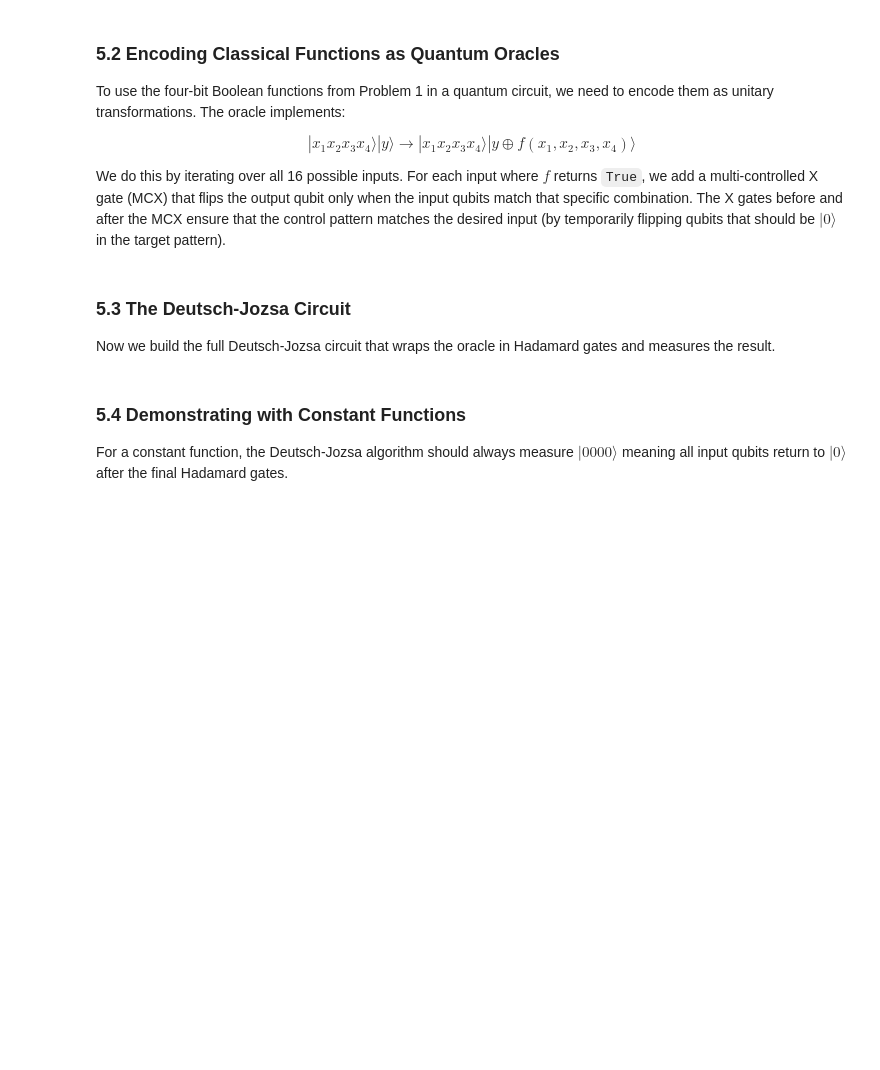
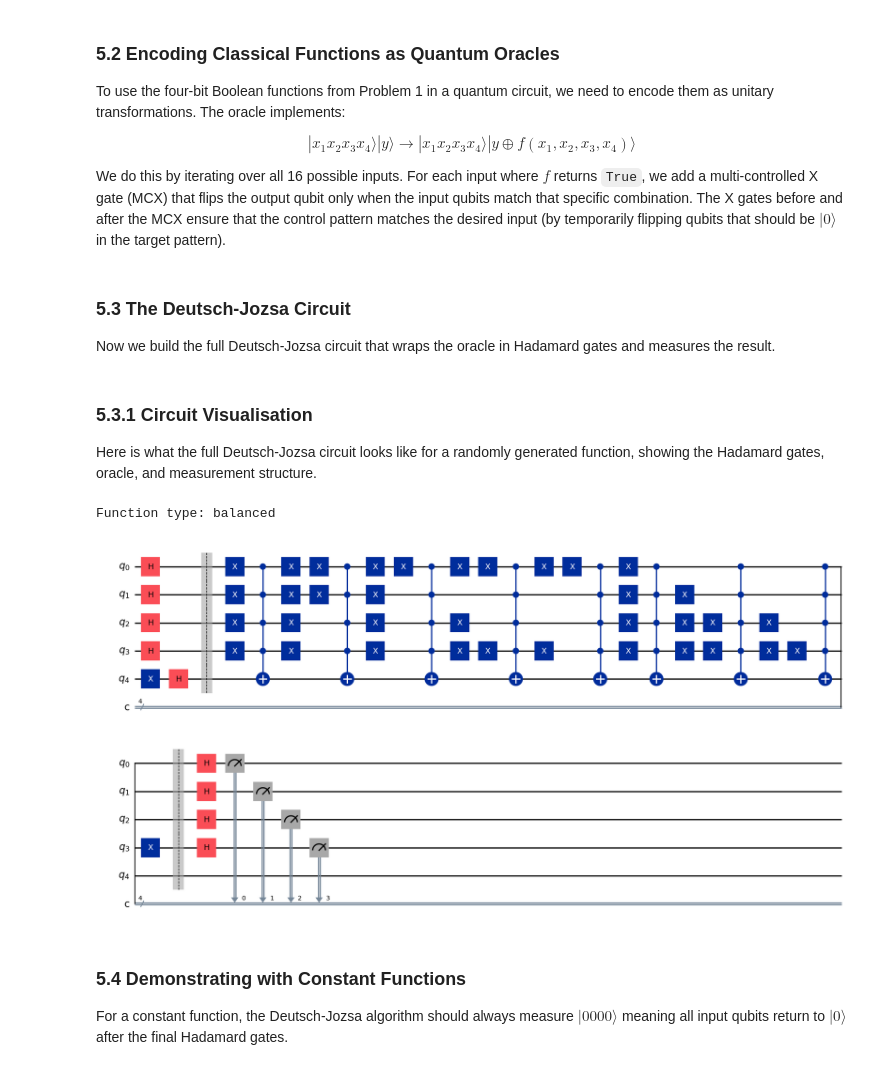
Before and after one commit to michaelferry25/Emerging-Technologies, a Jupyter notebook: problems.ipynb, the cells around one changed output. Drawn from its saved outputs; the diff is of its cells as text; code cells hidden in the pictures; blank space fills up the shorter version.

```diff
--- a/problems.ipynb
+++ b/problems.ipynb
@@ -806,6 +820,20 @@ def build_deutsch_jozsa_circuit(f, n=4):
         qc.measure(i, i)
 
     return qc
+# %% [markdown]
+### 5.3.1 Circuit Visualisation
+
+Here is what the full Deutsch-Jozsa circuit looks like for a randomly generated function, showing the Hadamard gates, oracle, and measurement structure.
+# %%
+# Visualises the Deutsch-Jozsa circuit for a random function
+random.seed(99)
+example_f = random_constant_balanced()
+example_circuit = build_deutsch_jozsa_circuit(example_f)
+print(f"Function type: {verify_function_type(example_f)}")
+display(example_circuit.draw(output='mpl'))
+# %% [output]
+Function type: balanced
+[figure, added]
 # %% [markdown]
 ### 5.4 Demonstrating with Constant Functions
 
```
Also changed, not shown: parts of 8 cells of this notebook.
